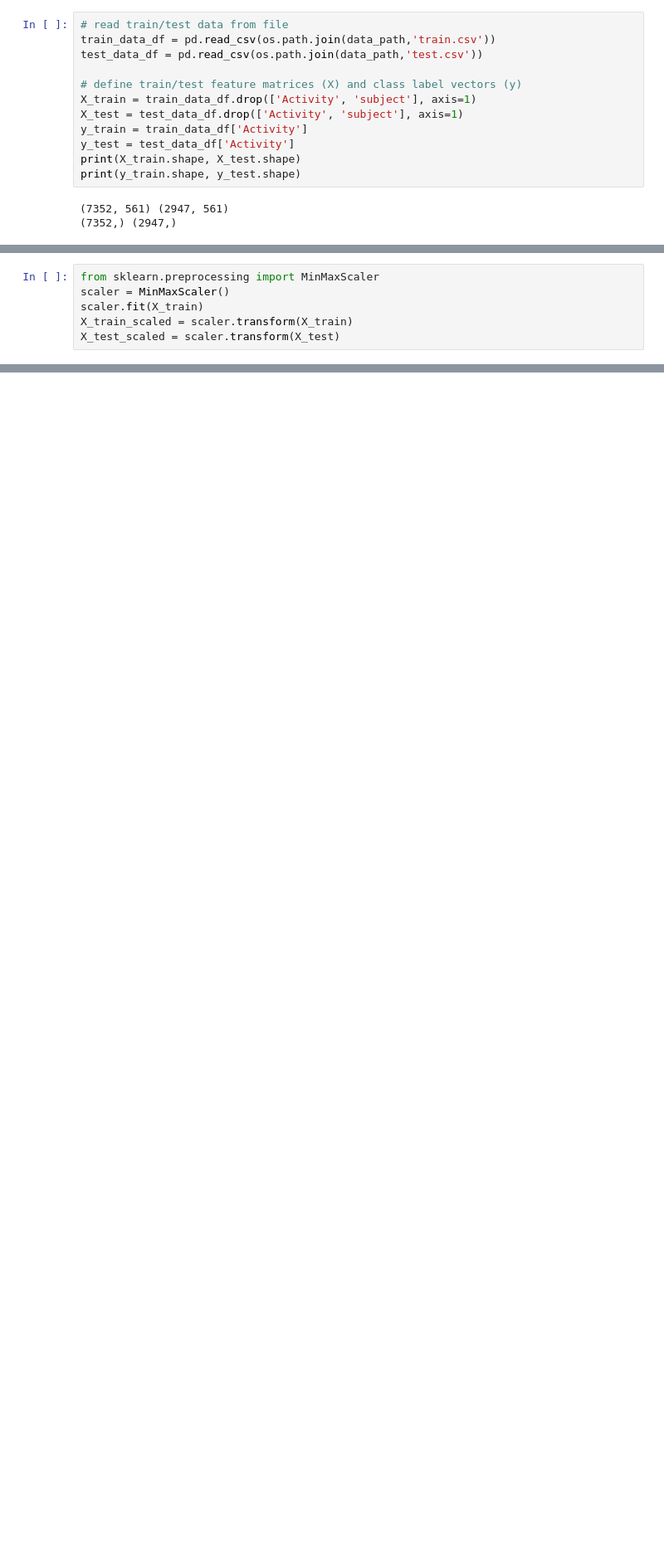
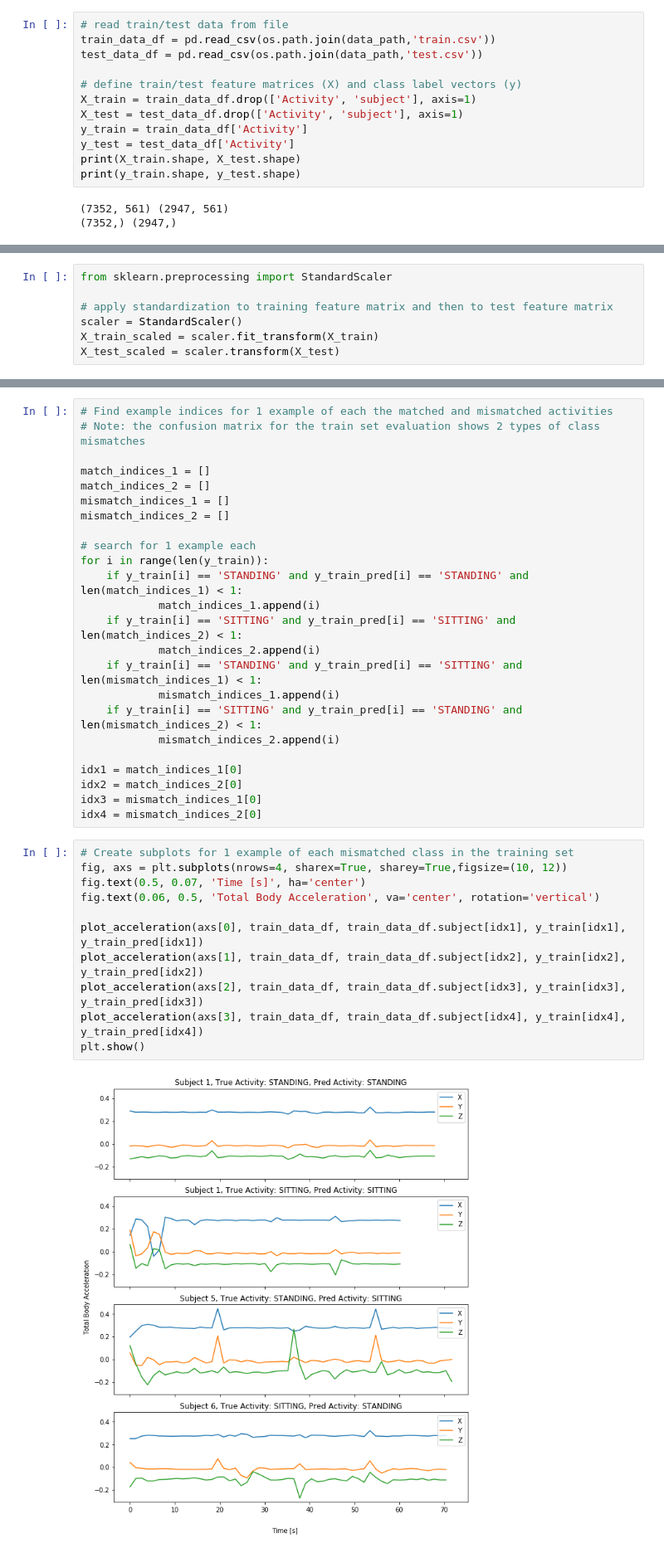
Before and after one commit to s-weisenberg/Data-Science-Projects, a Jupyter notebook: Capstone_Project_2/notebooks/Machine_Learning.ipynb, the cells around one changed output, grey strips where cells are left out. Shown: that part at 83% size. Drawn from its saved outputs; the diff is of its cells as text; blank space fills up the shorter version.

```diff
--- a/Capstone_Project_2/notebooks/Machine_Learning.ipynb
+++ b/Capstone_Project_2/notebooks/Machine_Learning.ipynb
@@ -143,6 +155,7 @@ Scaling must be performed both on the training and test data sets in the same ma
 # %%
-from sklearn.preprocessing import MinMaxScaler
-scaler = MinMaxScaler()
-scaler.fit(X_train)
-X_train_scaled = scaler.transform(X_train)
+from sklearn.preprocessing import StandardScaler
+
+# apply standardization to training feature matrix and then to test feature matrix
+scaler = StandardScaler()
+X_train_scaled = scaler.fit_transform(X_train)
 X_test_scaled = scaler.transform(X_test)
@@ -163,0 +349,37 @@ To better understand the limitations of the RNN model, it is helpful to visualiz
+# %%
+# Find example indices for 1 example of each the matched and mismatched activities
+# Note: the confusion matrix for the train set evaluation shows 2 types of class mismatches
+
+match_indices_1 = []
+match_indices_2 = []
+mismatch_indices_1 = []
+mismatch_indices_2 = []
+
+# search for 1 example each
+for i in range(len(y_train)):
+    if y_train[i] == 'STANDING' and y_train_pred[i] == 'STANDING' and len(match_indices_1) < 1:
+            match_indices_1.append(i)
+    if y_train[i] == 'SITTING' and y_train_pred[i] == 'SITTING' and len(match_indices_2) < 1:
+            match_indices_2.append(i)
+    if y_train[i] == 'STANDING' and y_train_pred[i] == 'SITTING' and len(mismatch_indices_1) < 1:
+            mismatch_indices_1.append(i)
+    if y_train[i] == 'SITTING' and y_train_pred[i] == 'STANDING' and len(mismatch_indices_2) < 1:
+            mismatch_indices_2.append(i)
+
+idx1 = match_indices_1[0]
+idx2 = match_indices_2[0]
+idx3 = mismatch_indices_1[0]
+idx4 = mismatch_indices_2[0]
+# %%
+# Create subplots for 1 example of each mismatched class in the training set
+fig, axs = plt.subplots(nrows=4, sharex=True, sharey=True,figsize=(10, 12))
+fig.text(0.5, 0.07, 'Time [s]', ha='center')
+fig.text(0.06, 0.5, 'Total Body Acceleration', va='center', rotation='vertical')
+
+plot_acceleration(axs[0], train_data_df, train_data_df.subject[idx1], y_train[idx1], y_train_pred[idx1])
+plot_acceleration(axs[1], train_data_df, train_data_df.subject[idx2], y_train[idx2], y_train_pred[idx2])
+plot_acceleration(axs[2], train_data_df, train_data_df.subject[idx3], y_train[idx3], y_train_pred[idx3])
+plot_acceleration(axs[3], train_data_df, train_data_df.subject[idx4], y_train[idx4], y_train_pred[idx4])
+plt.show()
+# %% [output]
+[figure, added]
```
Also changed, not shown: parts of 18 cells of this notebook, 1 other file.
